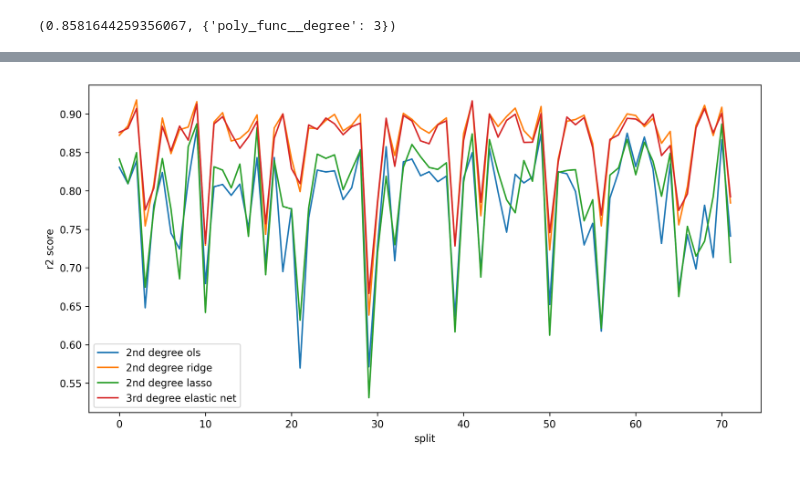
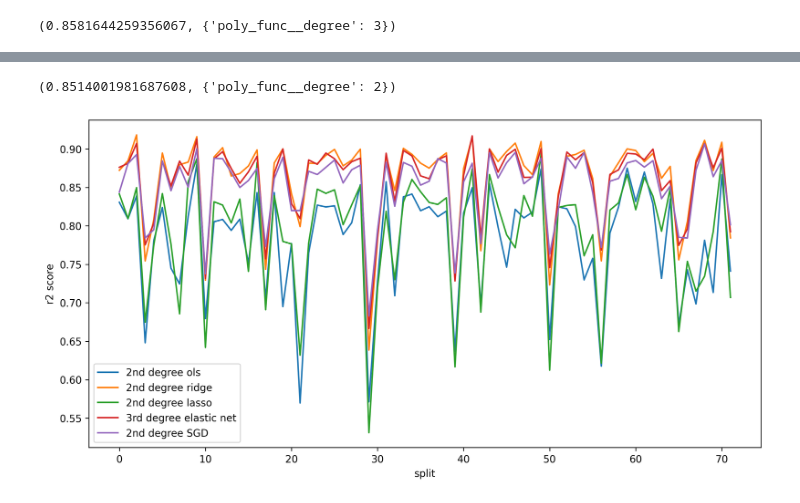
Before and after one commit to ashen007/HousePricePrediction, a Jupyter notebook: model/poly models.ipynb, the cells around one changed output, grey strips where cells are left out. Saved outputs shown, nothing was run; the diff lists cells and outputs as text; code cells hidden in the pictures.

Commit message:
stochastic gradient decent polynomial feature models

```diff
--- a/model/poly models.ipynb
+++ b/model/poly models.ipynb
@@ -383,3 +382,7 @@ plt.show()
 gs_elasticNet.best_score_, gs_elasticNet.best_params_
 # %% [output]
 (0.8581644259356067, {'poly_func__degree': 3})
+# %%
+SGD_estimator = Pipeline(steps=[('poly_func', PolynomialFeatures()),
+                                ('model', SGDRegressor())])
+SGD_estimator.get_params()
@@ -385,0 +407,11 @@ gs_elasticNet.best_score_, gs_elasticNet.best_params_
+# %%
+gs_SGD = GridSearchCV(estimator=SGD_estimator,
+                      param_grid={'poly_func__degree': [2, 3, 4]},
+                      scoring={'r2': make_scorer(r2_score),
+                               'me': make_scorer(max_error)
+                               },
+                      refit='r2',
+                      cv=cv,
+                      n_jobs=-1
+                      )
+gs_SGD.fit(train_x, train_y)
@@ -386,28 +448,37 @@ gs_elasticNet.best_score_, gs_elasticNet.best_params_
+# %%
+gs_SGD.best_score_, gs_SGD.best_params_
+# %% [output]
+(0.8514001981687608, {'poly_func__degree': 2})
 # %%
 plt.figure(figsize=[12, 6], dpi=300)
 sns.lineplot(
     x=list(range(72)),
     y=pd.DataFrame(gs_ols.cv_results_).loc[0, 'split0_test_r2': 'split71_test_r2'],
     label='2nd degree ols'
 )
 sns.lineplot(
     x=list(range(72)),
     y=pd.DataFrame(gs_ridge.cv_results_).loc[0, 'split0_test_r2': 'split71_test_r2'],
     label='2nd degree ridge'
 )
 sns.lineplot(
     x=list(range(72)),
     y=pd.DataFrame(gs_lasso.cv_results_).loc[0, 'split0_test_r2': 'split71_test_r2'],
     label='2nd degree lasso'
 )
 sns.lineplot(
     x=list(range(72)),
     y=pd.DataFrame(gs_elasticNet.cv_results_).loc[1, 'split0_test_r2': 'split71_test_r2'],
     label='3rd degree elastic net'
 )
+sns.lineplot(
+    x=list(range(72)),
+    y=pd.DataFrame(gs_SGD.cv_results_).loc[0, 'split0_test_r2': 'split71_test_r2'],
+    label='2nd degree SGD'
+)
 plt.legend()
 plt.xlabel('split')
 plt.ylabel('r2 score')
 plt.show()
 # %% [output]
-[figure, old version]
+[figure, new version]
```
Also changed, not shown: parts of 6 cells of this notebook.
